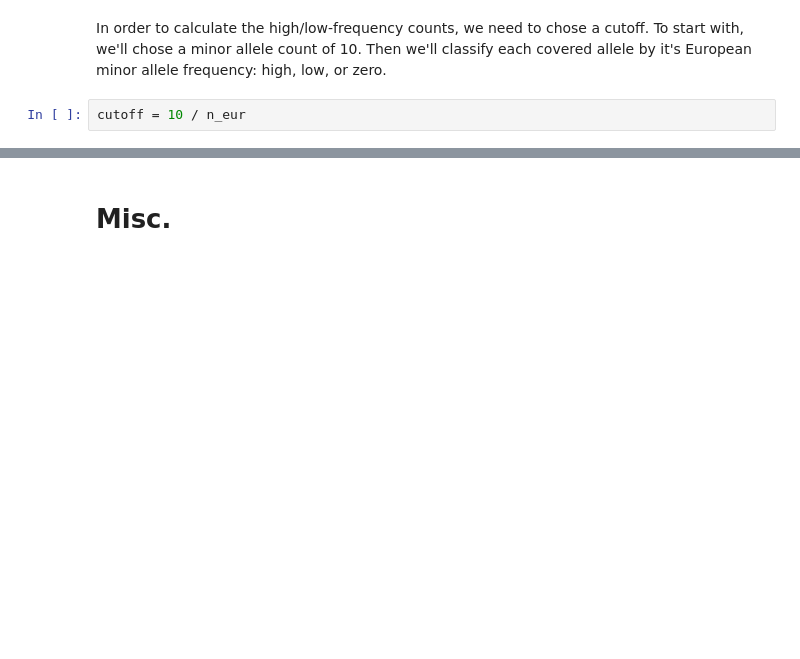
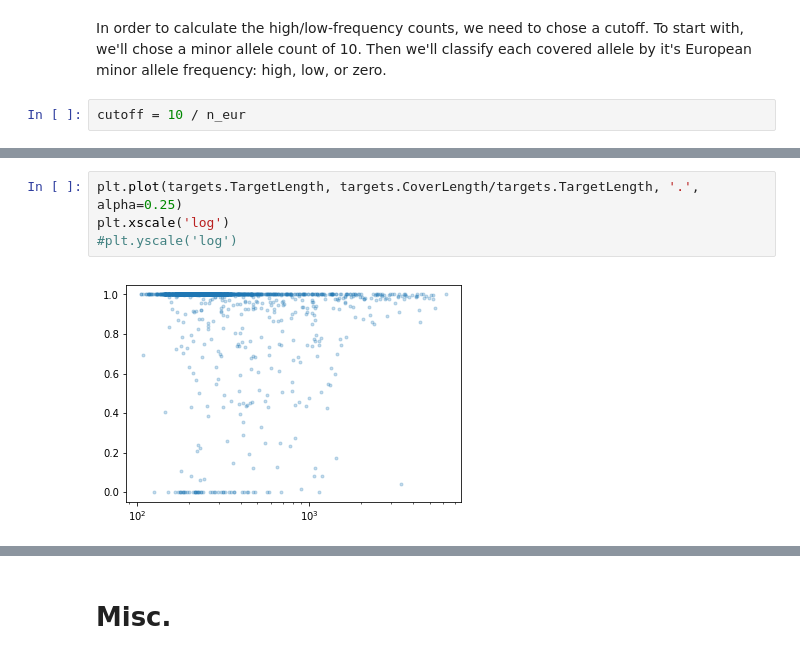
Before and after one commit to dp-rice/multiplemergers, a Jupyter notebook: notebooks/nelson_etal_2sfs.ipynb, the cells around one changed output, grey strips where cells are left out. Cells and saved outputs as stored; diff of their text form; blank space fills up the shorter version.

```diff
--- a/notebooks/nelson_etal_2sfs.ipynb
+++ b/notebooks/nelson_etal_2sfs.ipynb
@@ -340,0 +362,6 @@ targets['n_zero'] = targets['varFREQ'].apply()
+# %%
+plt.plot(targets.TargetLength, targets.CoverLength/targets.TargetLength, '.', alpha=0.25)
+plt.xscale('log')
+#plt.yscale('log')
+# %% [output]
+[figure, added]
```
Also changed, not shown: parts of 15 cells of this notebook.
